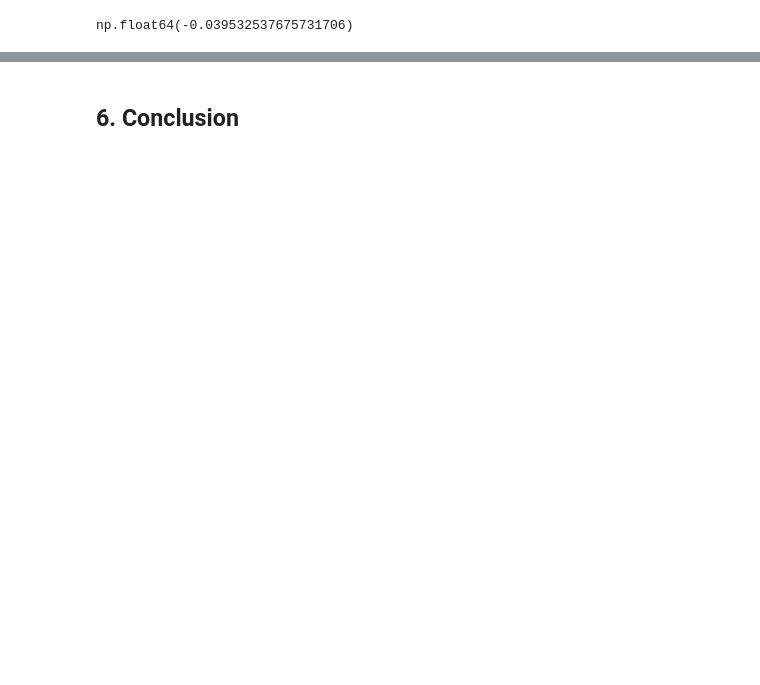
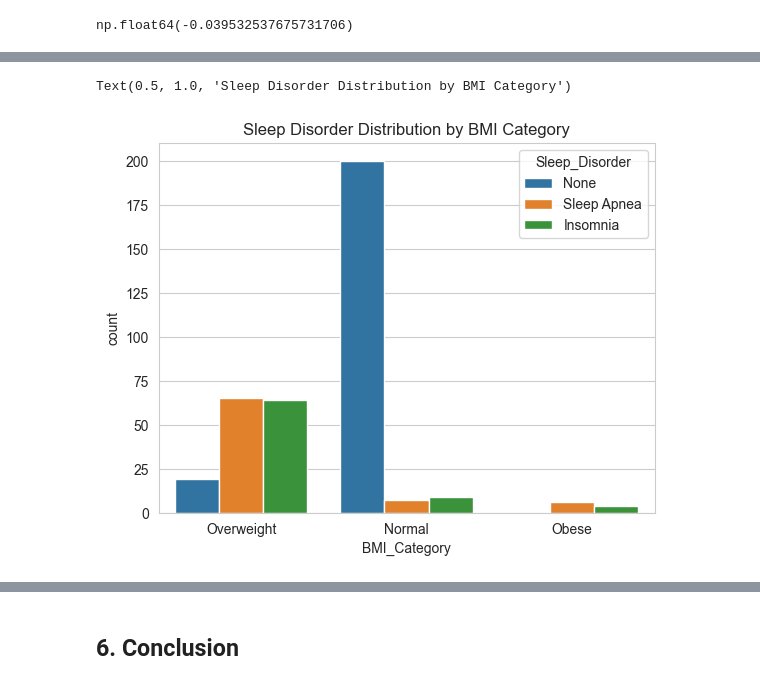
Before and after one commit to yorozc/sleep-health-lifestyle-analysis, a Jupyter notebook: notebooks/eda.ipynb, the cells around one changed output, grey strips where cells are left out. Cells and saved outputs as stored; diff of their text form; code cells hidden in the pictures; blank space fills up the shorter version.

```diff
--- a/notebooks/eda.ipynb
+++ b/notebooks/eda.ipynb
@@ -198,0 +228,6 @@ np.float64(-0.039532537675731706)
+# %%
+sns.countplot(x='BMI_Category', hue='Sleep_Disorder', data=df)
+plt.title('Sleep Disorder Distribution by BMI Category')
+# %% [output]
+Text(0.5, 1.0, 'Sleep Disorder Distribution by BMI Category')
+[figure, added]
```
Also changed, not shown: parts of 13 cells of this notebook.
